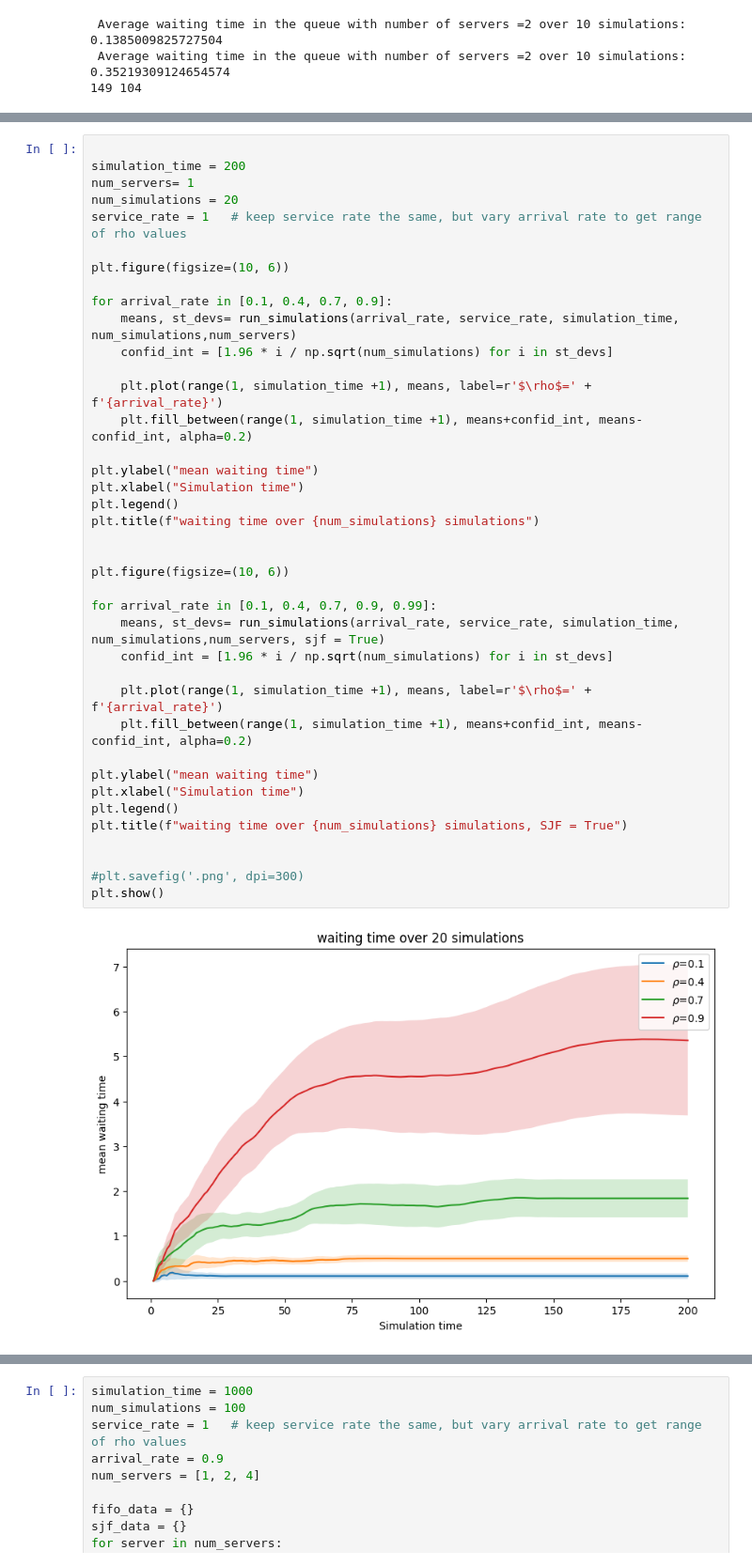
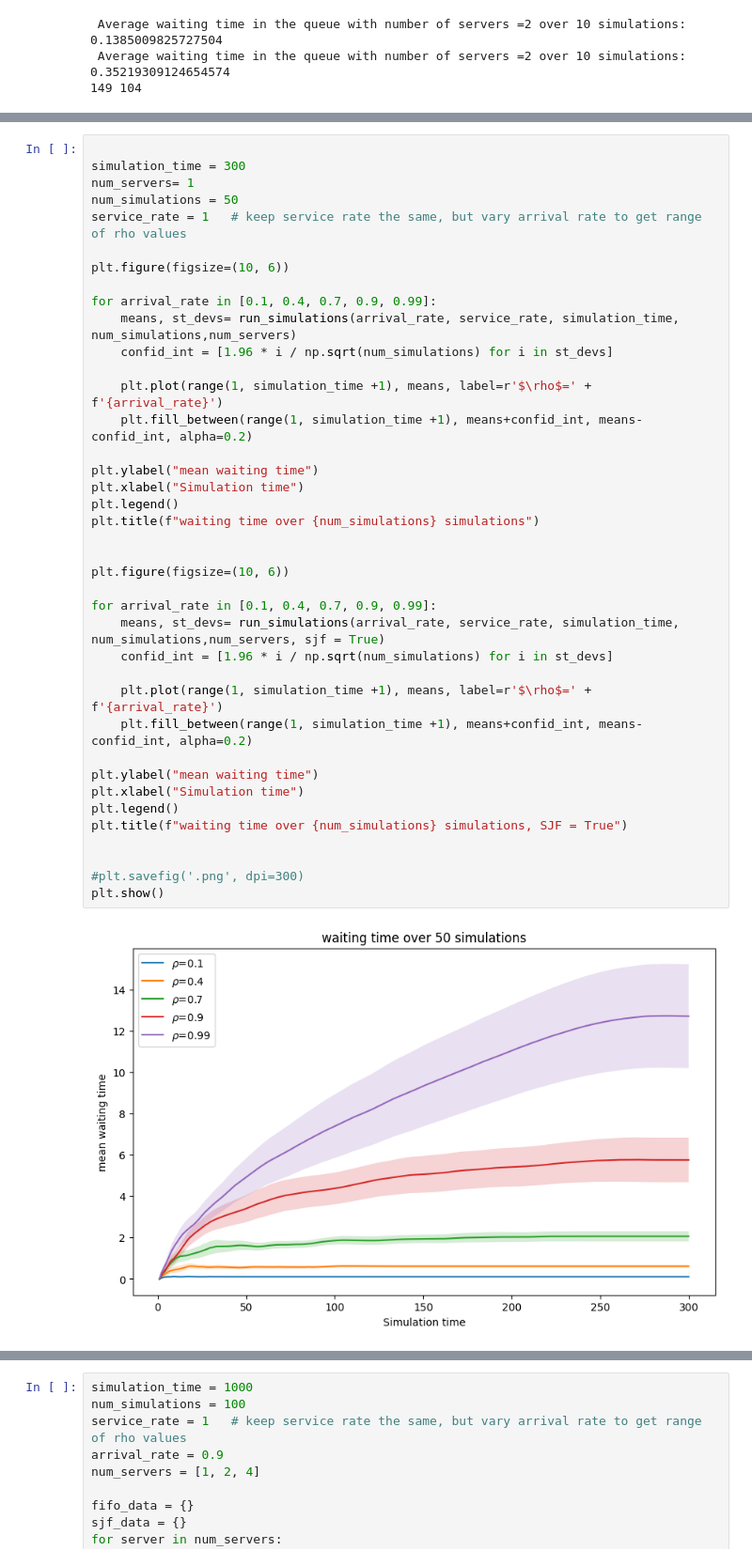
Before and after one commit to Foundnation/Stochastic-Simulation, a Jupyter notebook: Queueing/queue_notebook.ipynb, the cells around one changed output, grey strips where cells are left out. Shown at 94% size. Cells and saved outputs as stored; diff of their text form.

```diff
--- a/Queueing/queue_notebook.ipynb
+++ b/Queueing/queue_notebook.ipynb
@@ -186,41 +186,41 @@ Text(0, 0.5, 'srvice queue length')
 # %%
 
-simulation_time = 200
+simulation_time = 300
 num_servers= 1
-num_simulations = 20
+num_simulations = 50
 service_rate = 1   # keep service rate the same, but vary arrival rate to get range of rho values
 
 plt.figure(figsize=(10, 6))
 
-for arrival_rate in [0.1, 0.4, 0.7, 0.9]:
+for arrival_rate in [0.1, 0.4, 0.7, 0.9, 0.99]:
     means, st_devs= run_simulations(arrival_rate, service_rate, simulation_time, num_simulations,num_servers)
     confid_int = [1.96 * i / np.sqrt(num_simulations) for i in st_devs]
 
     plt.plot(range(1, simulation_time +1), means, label=r'$\rho$=' + f'{arrival_rate}')
     plt.fill_between(range(1, simulation_time +1), means+confid_int, means-confid_int, alpha=0.2)
 
 plt.ylabel("mean waiting time")
 plt.xlabel("Simulation time")
 plt.legend()
 plt.title(f"waiting time over {num_simulations} simulations")
 
 
 plt.figure(figsize=(10, 6))
 
 for arrival_rate in [0.1, 0.4, 0.7, 0.9, 0.99]:
     means, st_devs= run_simulations(arrival_rate, service_rate, simulation_time, num_simulations,num_servers, sjf = True)
     confid_int = [1.96 * i / np.sqrt(num_simulations) for i in st_devs]
 
     plt.plot(range(1, simulation_time +1), means, label=r'$\rho$=' + f'{arrival_rate}')
     plt.fill_between(range(1, simulation_time +1), means+confid_int, means-confid_int, alpha=0.2)
 
 plt.ylabel("mean waiting time")
 plt.xlabel("Simulation time")
 plt.legend()
 plt.title(f"waiting time over {num_simulations} simulations, SJF = True")
 
 
 #plt.savefig('.png', dpi=300)
 plt.show()
 # %% [output]
-[figure, old version]
+[figure, new version]
```
Also changed, not shown: parts of 5 cells of this notebook.
